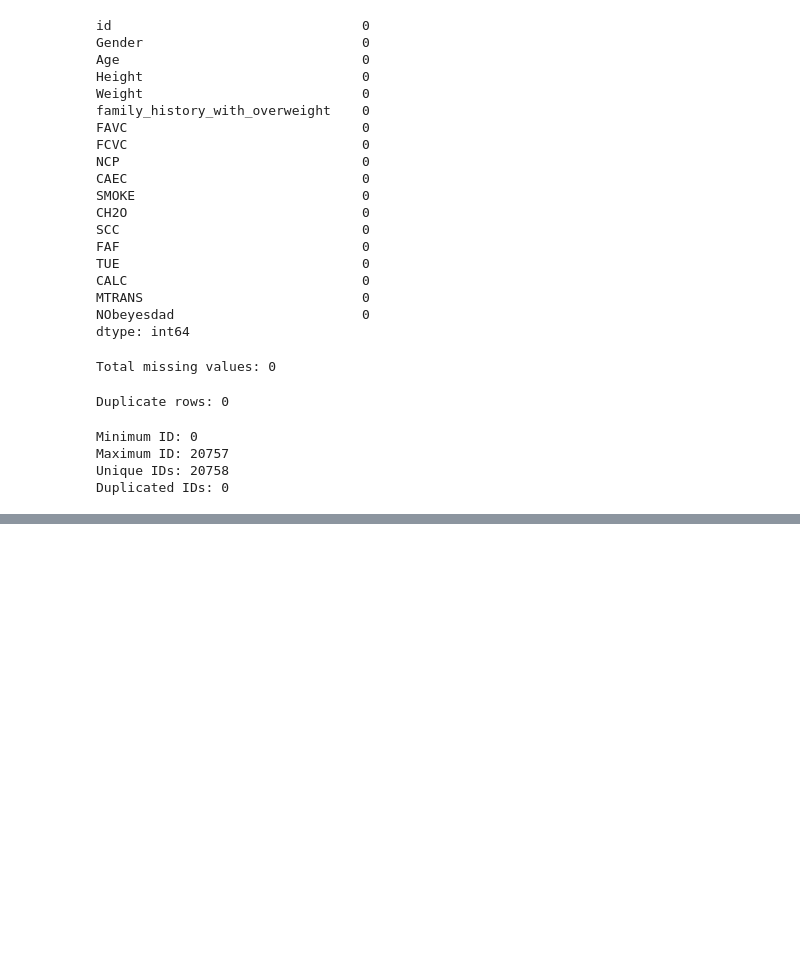
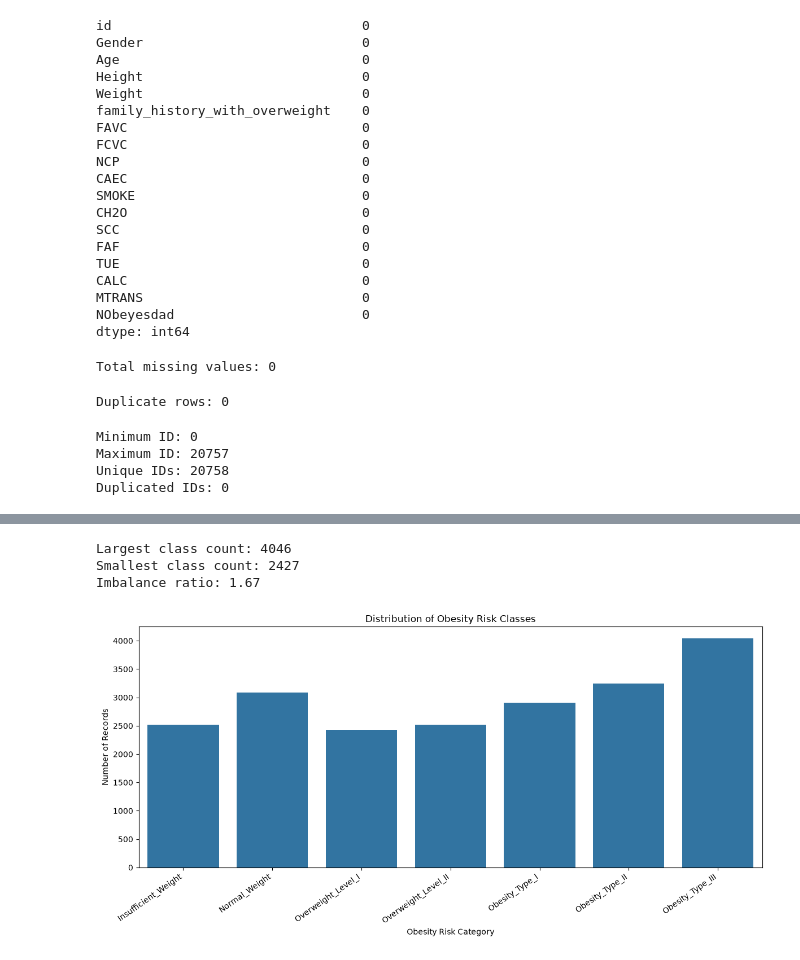
Before and after one commit to SMCodeX7/Obesity-Risk-Intelligence-System, a Jupyter notebook: notebooks/01_data_understanding.ipynb, the cells around one changed output, grey strips where cells are left out. Drawn from its saved outputs; the diff is of its cells as text; code cells hidden in the pictures; blank space fills up the shorter version.

Commit message:
Analyse obesity target class distribution

```diff
--- a/notebooks/01_data_understanding.ipynb
+++ b/notebooks/01_data_understanding.ipynb
@@ -148,3 +150,15 @@ Minimum ID: 0
 Maximum ID: 20757
 Unique IDs: 20758
 Duplicated IDs: 0
+# %%
+target_column = "NObeyesdad"
+
+class_order = [
+    "Insufficient_Weight",
+    "Normal_Weight",
+    "Overweight_Level_I",
+    "Overweight_Level_II",
+    "Obesity_Type_I",
+    "Obesity_Type_II",
+    "Obesity_Type_III",
+]
@@ -150,0 +229,30 @@ Duplicated IDs: 0
+# %%
+largest_class_count = class_counts.max()
+smallest_class_count = class_counts.min()
+
+imbalance_ratio = largest_class_count / smallest_class_count
+
+print("Largest class count:", largest_class_count)
+print("Smallest class count:", smallest_class_count)
+print(f"Imbalance ratio: {imbalance_ratio:.2f}")
+# %% [output]
+Largest class count: 4046
+Smallest class count: 2427
+Imbalance ratio: 1.67
+# %%
+plt.figure(figsize=(12, 6))
+
+sns.countplot(
+    data=df,
+    x=target_column,
+    order=class_order,
+)
+
+plt.title("Distribution of Obesity Risk Classes")
+plt.xlabel("Obesity Risk Category")
+plt.ylabel("Number of Records")
+plt.xticks(rotation=35, ha="right")
+plt.tight_layout()
+plt.show()
+# %% [output]
+[figure, added]
```
Also changed, not shown: parts of 5 cells of this notebook.
